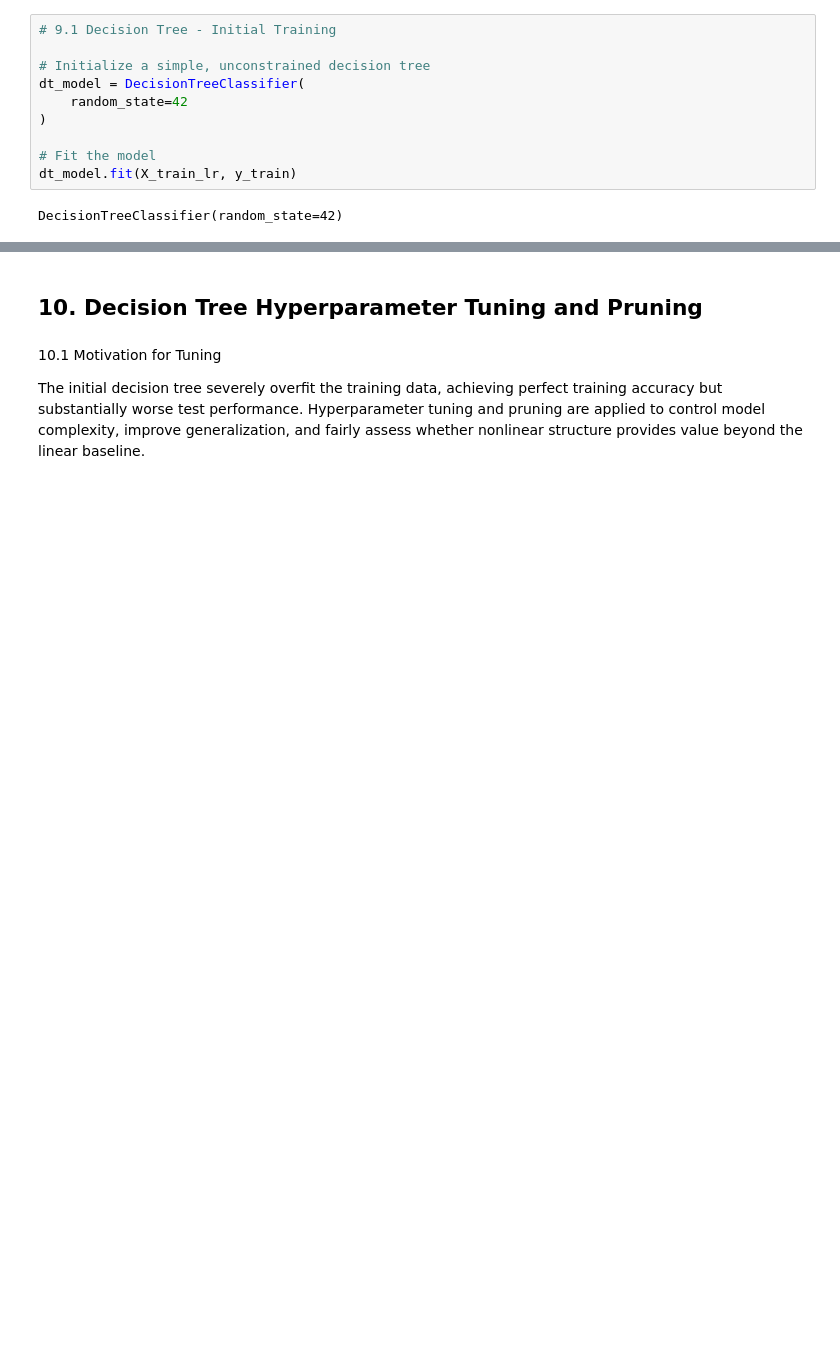
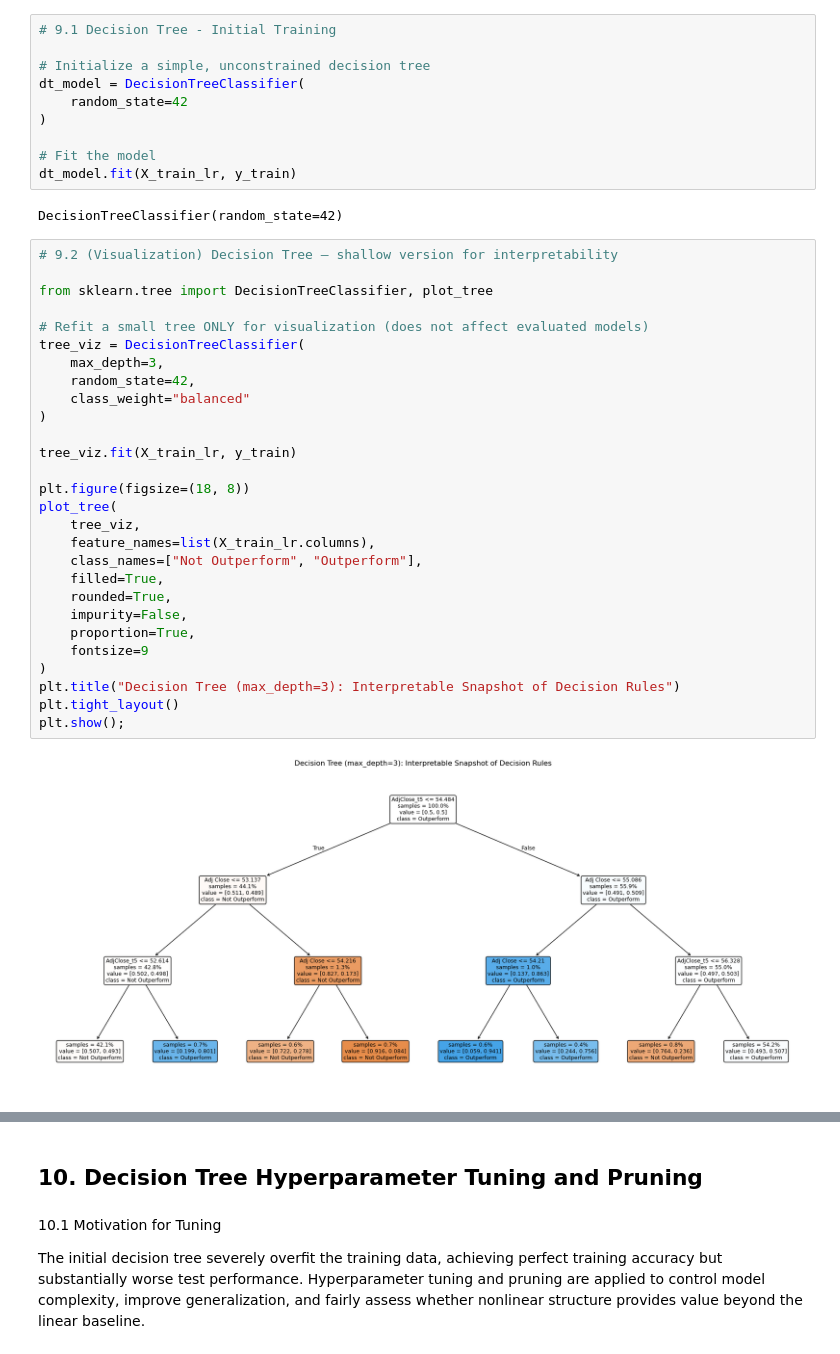
Before and after one commit to mcshoja/Phase-3-Project, a Jupyter notebook: index.ipynb, the cells around one changed output, grey strips where cells are left out. Saved outputs shown, nothing was run; the diff lists cells and outputs as text; blank space fills up the shorter version.

Commit message:
Added Decision Tree Visualization

```diff
--- a/index.ipynb
+++ b/index.ipynb
@@ -785,4 +785,34 @@ dt_model = DecisionTreeClassifier(
 dt_model.fit(X_train_lr, y_train)
 # %% [output]
 DecisionTreeClassifier(random_state=42)
+# %%
+# 9.2 (Visualization) Decision Tree — shallow version for interpretability
+
+from sklearn.tree import DecisionTreeClassifier, plot_tree
+
+# Refit a small tree ONLY for visualization (does not affect evaluated models)
+tree_viz = DecisionTreeClassifier(
+    max_depth=3,
+    random_state=42,
+    class_weight="balanced"
+)
+
+tree_viz.fit(X_train_lr, y_train)
+
+plt.figure(figsize=(18, 8))
+plot_tree(
+    tree_viz,
+    feature_names=list(X_train_lr.columns),
+    class_names=["Not Outperform", "Outperform"],
+    filled=True,
+    rounded=True,
+    impurity=False,
+    proportion=True,
+    fontsize=9
+)
+plt.title("Decision Tree (max_depth=3): Interpretable Snapshot of Decision Rules")
+plt.tight_layout()
+plt.show();
+# %% [output]
+[figure, added]
 # %%
```
Also changed, not shown: parts of 2 cells of this notebook.
